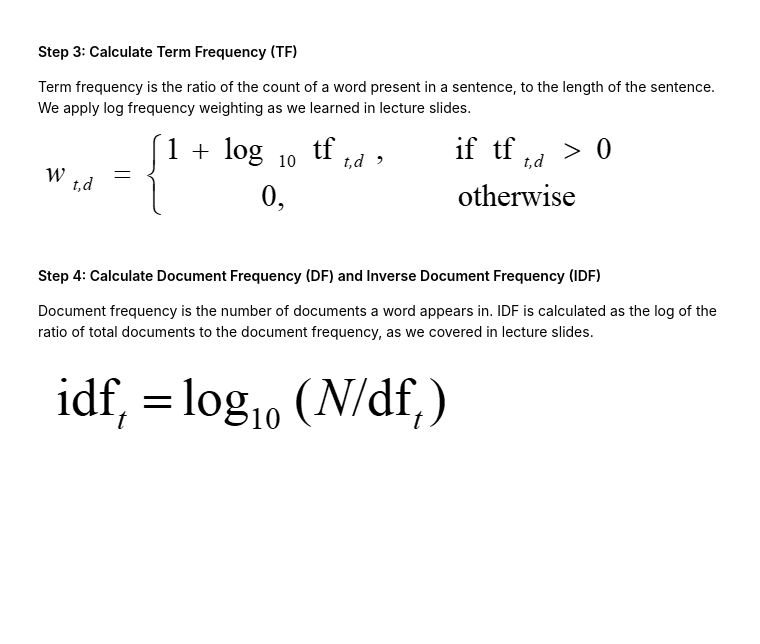
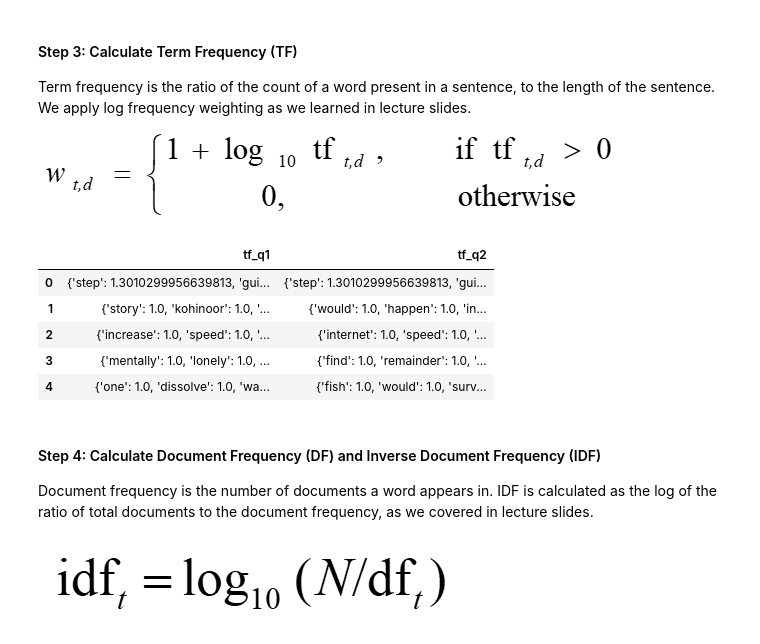
Before and after one commit to donghuna/AI-Expert, a Jupyter notebook: 황승원/[Samsung_AI_Expert_Day3_Lab1]_TF_IDF_similarity_search_(Student).ipynb, the cells around one changed output. Cells and saved outputs as stored; diff of their text form; code cells hidden in the pictures; blank space fills up the shorter version.

```diff
--- a/황승원/[Samsung_AI_Expert_Day3_Lab1]_TF_IDF_similarity_search_(Student).ipynb
+++ b/황승원/[Samsung_AI_Expert_Day3_Lab1]_TF_IDF_similarity_search_(Student).ipynb
@@ -74,23 +110,37 @@ We apply log frequency weighting as we learned in lecture slides.
 # %%
 from math import log10
 
 # Compute tf of each word, make it to dictionary
 def compute_tf(tokens):
     # DIY
     # Count frequency of each word
     word_count = {}
     term_freq = {}
     # Your Code Here
+    for word in tokens:
+        if word in word_count:
+            word_count[word] += 1
+        else:
+            word_count[word] = 1
 
     # DIY
     # Log frequency weighting (with base 10)
     # Your Code Here
+    for word in word_count:
+        term_freq[word] = 1 + log10(word_count[word])
 
     return term_freq
 
 data['tf_q1'] = data['question1'].apply(compute_tf)
 data['tf_q2'] = data['question2'].apply(compute_tf)
 data[['tf_q1', 'tf_q2']].head()
+# %% [output]
+|  | tf_q1 | tf_q2 |
+| 0 | {'step': 1.3010299956639813, 'gui... | {'step': 1.3010299956639813, 'gui... |
+| 1 | {'story': 1.0, 'kohinoor': 1.0, '... | {'would': 1.0, 'happen': 1.0, 'in... |
+| 2 | {'increase': 1.0, 'speed': 1.0, '... | {'internet': 1.0, 'speed': 1.0, '... |
+| 3 | {'mentally': 1.0, 'lonely': 1.0, ... | {'find': 1.0, 'remainder': 1.0, '... |
+| 4 | {'one': 1.0, 'dissolve': 1.0, 'wa... | {'fish': 1.0, 'would': 1.0, 'surv... |
 # %% [markdown]
 #### Step 4: Calculate Document Frequency (DF) and Inverse Document Frequency (IDF)
 
```
Also changed, not shown: parts of 15 cells of this notebook.
